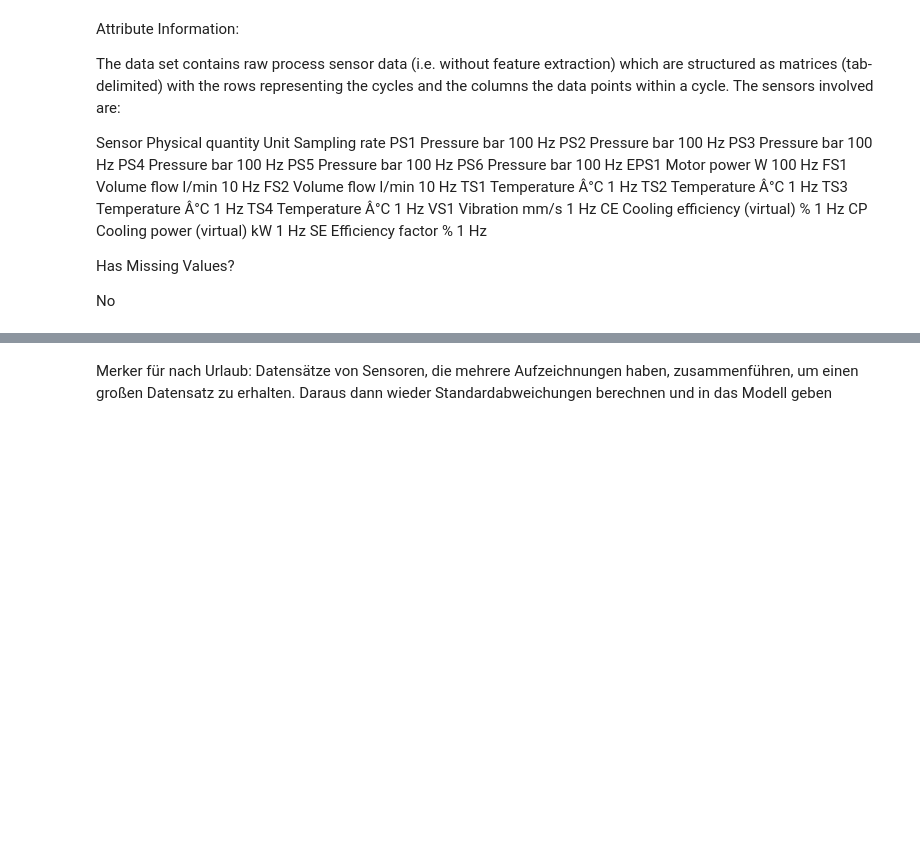
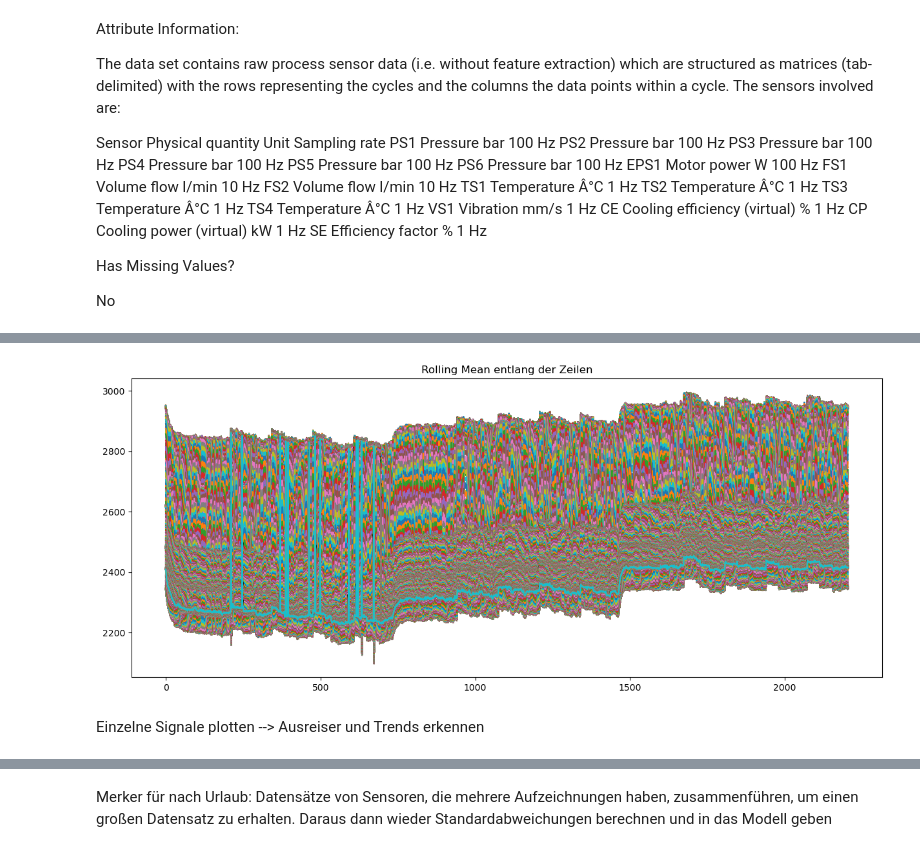
Before and after one commit to danielsaiger1/uni_projects, a Jupyter notebook: python_advanced/final_project/final_project.ipynb, the cells around one changed output, grey strips where cells are left out. Drawn from its saved outputs; the diff is of its cells as text; code cells hidden in the pictures; blank space fills up the shorter version.

```diff
--- a/python_advanced/final_project/final_project.ipynb
+++ b/python_advanced/final_project/final_project.ipynb
@@ -142,2 +182,18 @@ plot = DataPlotter(data)
+# %%
+data_set = data["eps1"]
+rolling_means_rows = np.array([
+    pd.Series(row).rolling(window= 10).mean()
+    for row in data_set
+])
+
+# Plot der Rolling Means für die ersten paar Zeilen
+fig, ax = plt.subplots(figsize=(15, 6))
+ax.plot(rolling_means_rows)
+ax.set_title("Rolling Mean entlang der Zeilen")
+plt.show()
+# %% [output]
+[figure, added]
+# %% [markdown]
+Einzelne Signale plotten --> Ausreiser und Trends erkennen
 # %%
 plot.create_subplot()
```
Also changed, not shown: parts of 5 cells of this notebook.
